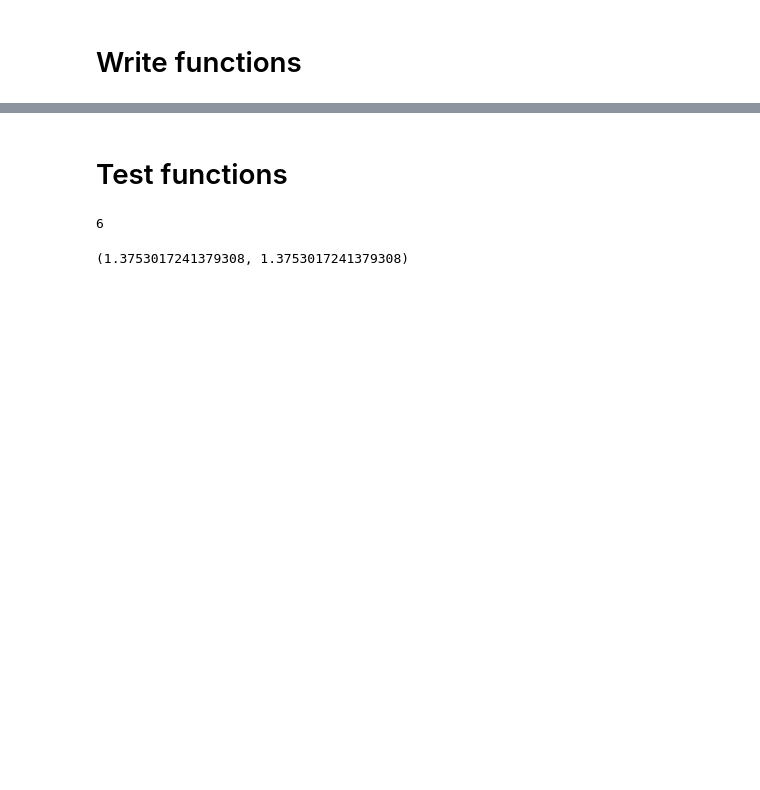
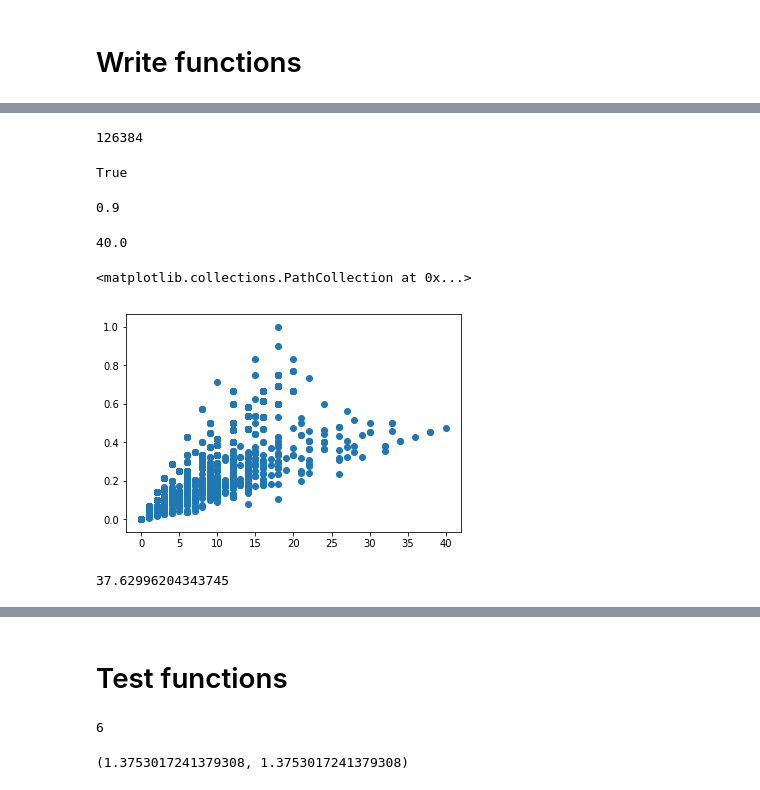
Before and after one commit to rishigurnani/hMOFs-Snurr, a Jupyter notebook: Untitled.ipynb, the cells around one changed output, grey strips where cells are left out. Saved outputs shown, nothing was run; the diff lists cells and outputs as text; code cells hidden in the pictures; blank space fills up the shorter version.

```diff
--- a/Untitled.ipynb
+++ b/Untitled.ipynb
@@ -3,3 +13,7 @@ import pandas as pd
+# %%
+fp_by_smiles_sd = pd.read_csv('/data/rgur/efrc/prep_data/all_no_norm/fingerprint_all.csv')
+# %%
+fp_by_smiles_si = pd.read_csv('/data/rgur/efrc/prep_data/all_v1/data_DONOTTOUCH/fingerprint_all.csv')
 # %% [markdown]
 # Write functions
 # %%
@@ -19,0 +115,23 @@ def CompareValues(ind):
+# %%
+print(len(ml_data_sd['norm_Mafp_Br1_C4_C4']))
+len(ml_data_sd['norm_Mafp_Br1_C4_C4']) == len(ml_data_si['Mafp_Br1_C4_C4'])
+# %% [output]
+126384
+True
+# %%
+max(ml_data_si['Mafp_Br1_C4_C4'])
+# %% [output]
+0.9
+# %%
+max(fp_by_smiles_sd['Mafp_Br1_C4_C4'].dropna())
+# %% [output]
+40.0
+# %%
+plt.scatter(fp_by_smiles_sd['Mafp_Br1_C4_C4'].dropna().to_numpy(), fp_by_smiles_si['Mafp_Br1_C4_C4'].dropna().to_numpy())
+# %% [output]
+<matplotlib.collections.PathCollection at 0x...>
+[figure, added]
+# %%
+max(ml_data_sd['norm_Mafp_Br1_C4_C4'])
+# %% [output]
+37.62996204343745
```
Also changed, not shown: parts of 29 cells of this notebook, 14 other files.
